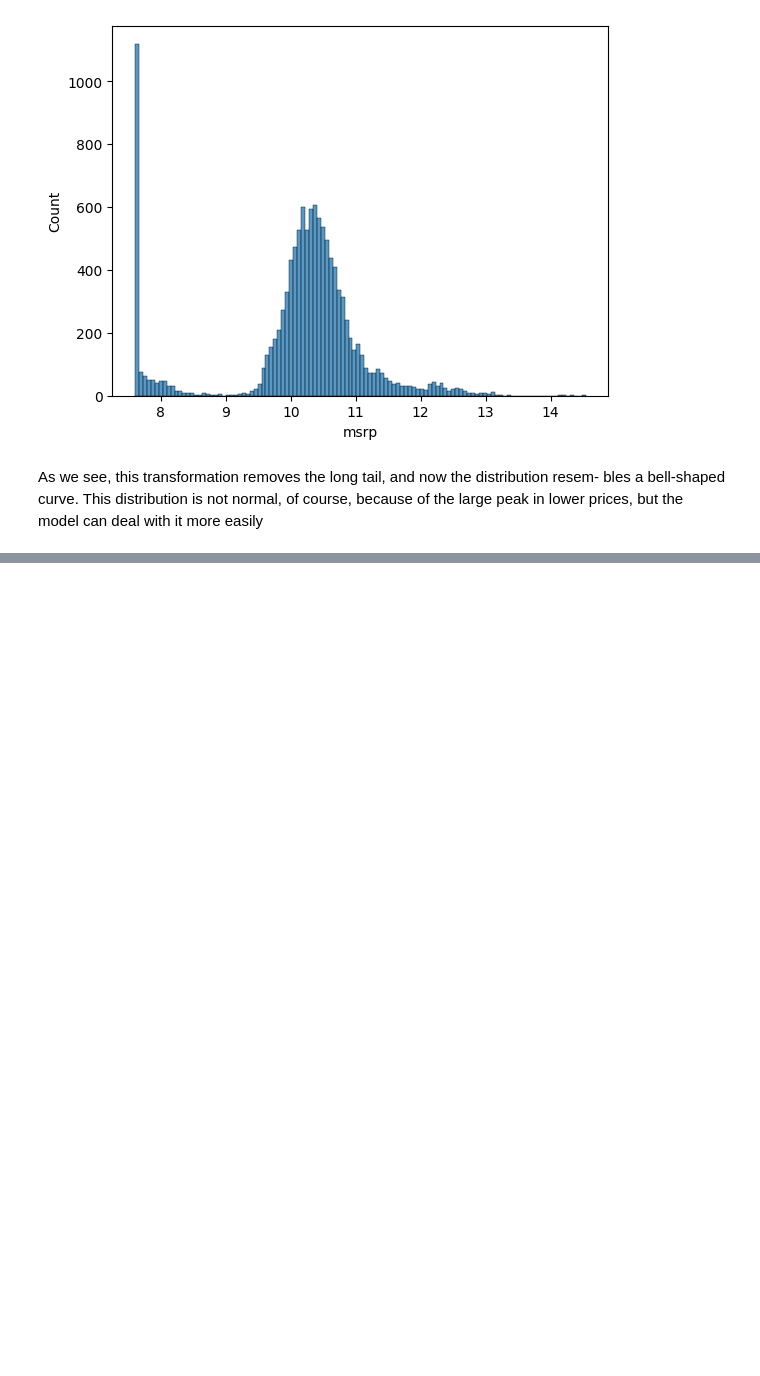
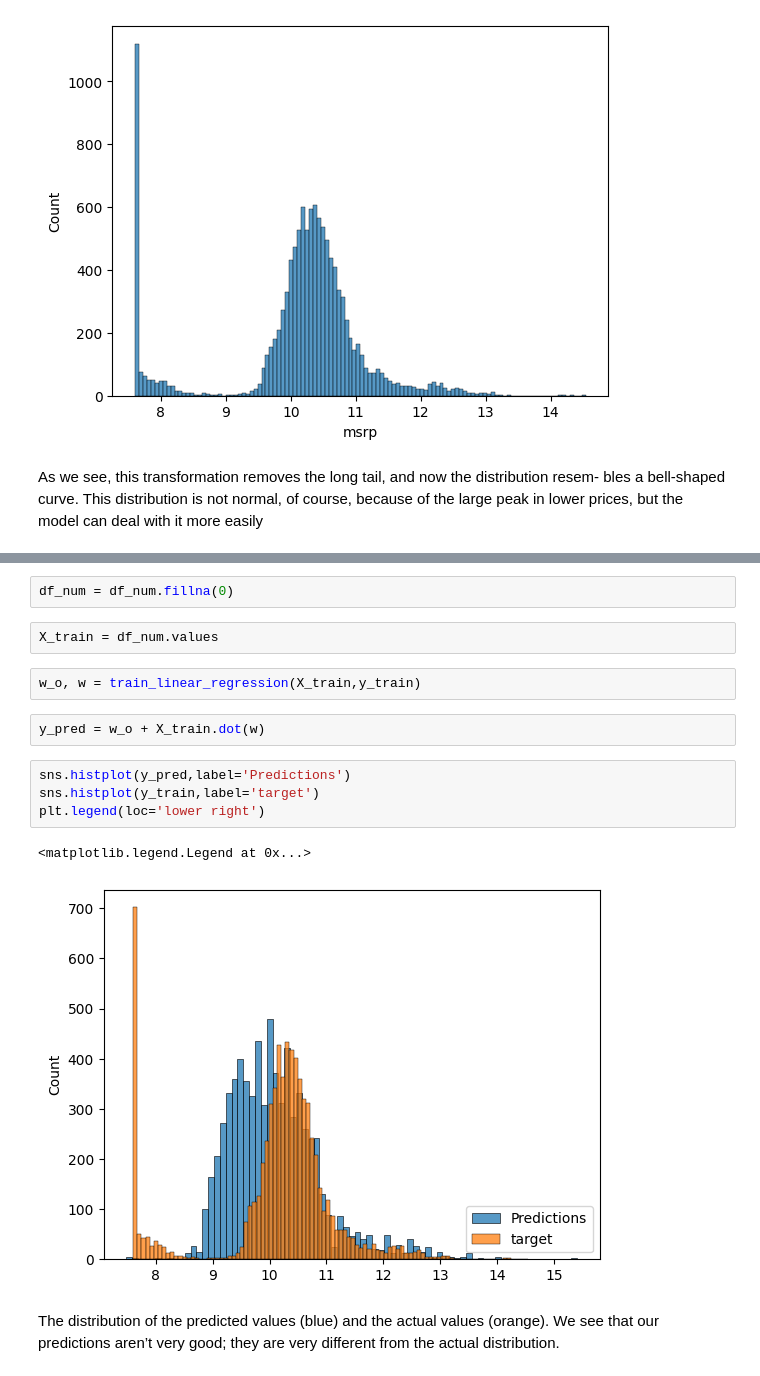
Before and after one commit to JRamos84/ML-Bookcamp-projects, a Jupyter notebook: chapter-02-car-price/1_EDA_car_price.ipynb, the cells around one changed output, grey strips where cells are left out. Saved outputs shown, nothing was run; the diff lists cells and outputs as text; blank space fills up the shorter version.

Commit message:
train model

```diff
--- a/chapter-02-car-price/1_EDA_car_price.ipynb
+++ b/chapter-02-car-price/1_EDA_car_price.ipynb
@@ -107,0 +207,19 @@ large peak in lower prices, but the model can deal with it more easily
+# %%
+df_num = df_num.fillna(0)
+# %%
+X_train = df_num.values
+# %%
+w_o, w = train_linear_regression(X_train,y_train)
+# %%
+y_pred = w_o + X_train.dot(w)
+# %%
+sns.histplot(y_pred,label='Predictions')
+sns.histplot(y_train,label='target')
+plt.legend(loc='lower right')
+# %% [output]
+<matplotlib.legend.Legend at 0x...>
+[figure, added]
+# %% [markdown]
+The distribution of the predicted values (blue) and the actual values
+(orange). We see that our predictions aren’t very good; they are very different from
+the actual distribution.
```
Also changed, not shown: parts of 14 cells of this notebook.
